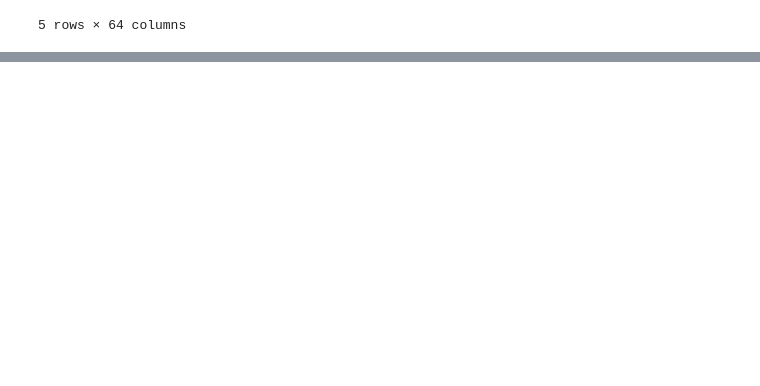
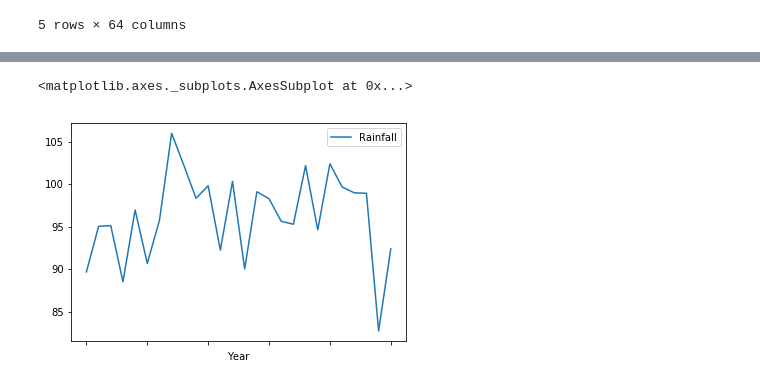
Before and after one commit to bhanduroshan/cpsc8650-1, a Jupyter notebook: correlation.py.ipynb, the cells around one changed output, grey strips where cells are left out. Saved outputs shown, nothing was run; the diff lists cells and outputs as text; code cells hidden in the pictures; blank space fills up the shorter version.

```diff
--- a/correlation.py.ipynb
+++ b/correlation.py.ipynb
@@ -74,0 +39,2 @@ for index, row in indicators.iterrows():
+# %%
+rainfall = pandas.read_csv('project data/climate change dataset - worldbank/data - rainfall.csv', encoding = "ISO-8859-1")
@@ -89,0 +204,8 @@ for each_key in data:
+# %%
+rainfall_df = pandas.DataFrame(columns =['Year', 'Month', 'Rainfall'])
+
+for each_data in data:
+    year, month, rainfall = each_data.split(' - ')[0], each_data.split(' - ')[1], data[each_data]
+    rainfall_df = rainfall_df.append({'Year' : year , 'Month' : month, 'Rainfall': rainfall} , ignore_index=True)
+
+rainfall_df[rainfall_df['Month']=='Dec'].head(30)
@@ -89,0 +230,16 @@ for each_key in data:
+# %%
+# rainfall_df[rainfall_df['Month']=='Jan'].plot.line(x='Year', y='Rainfall')
+# rainfall_df[rainfall_df['Month']=='Feb'].plot.line(x='Year', y='Rainfall')
+# rainfall_df[rainfall_df['Month']=='Mar'].plot.line(x='Year', y='Rainfall')
+# rainfall_df[rainfall_df['Month']=='Apr'].plot.line(x='Year', y='Rainfall')
+# rainfall_df[rainfall_df['Month']=='May'].plot.line(x='Year', y='Rainfall')
+# rainfall_df[rainfall_df['Month']=='Jun'].plot.line(x='Year', y='Rainfall')
+# rainfall_df[rainfall_df['Month']=='Jul'].plot.line(x='Year', y='Rainfall')
+# rainfall_df[rainfall_df['Month']=='Aug'].plot.line(x='Year', y='Rainfall')
+# rainfall_df[rainfall_df['Month']=='Sep'].plot.line(x='Year', y='Rainfall')
+# rainfall_df[rainfall_df['Month']=='Oct'].plot.line(x='Year', y='Rainfall')
+# rainfall_df[rainfall_df['Month']=='Nov'].plot.line(x='Year', y='Rainfall')
+rainfall_df[rainfall_df['Month']=='Dec'].plot.line(x='Year', y='Rainfall')
+# %% [output]
+<matplotlib.axes._subplots.AxesSubplot at 0x...>
+[figure, added]
```
Also changed, not shown: parts of 22 cells of this notebook, 3 other files.
